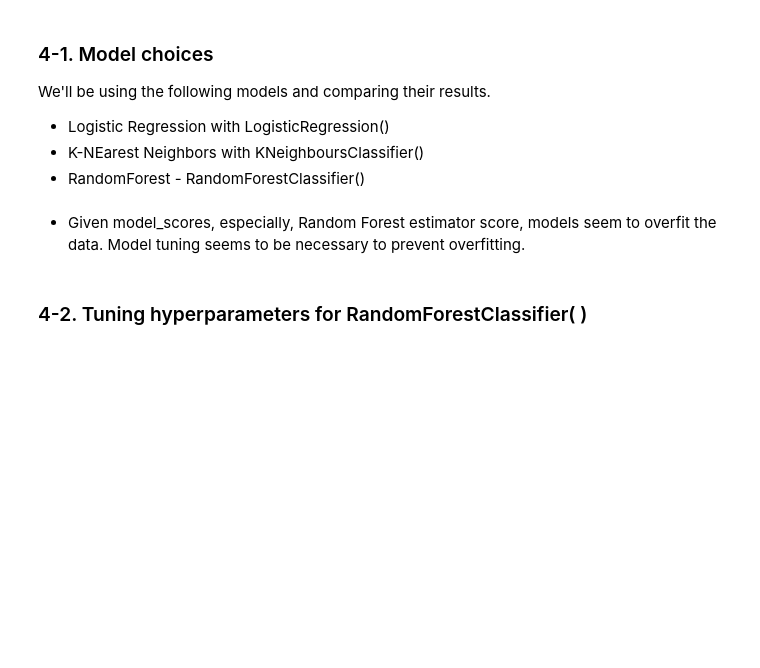
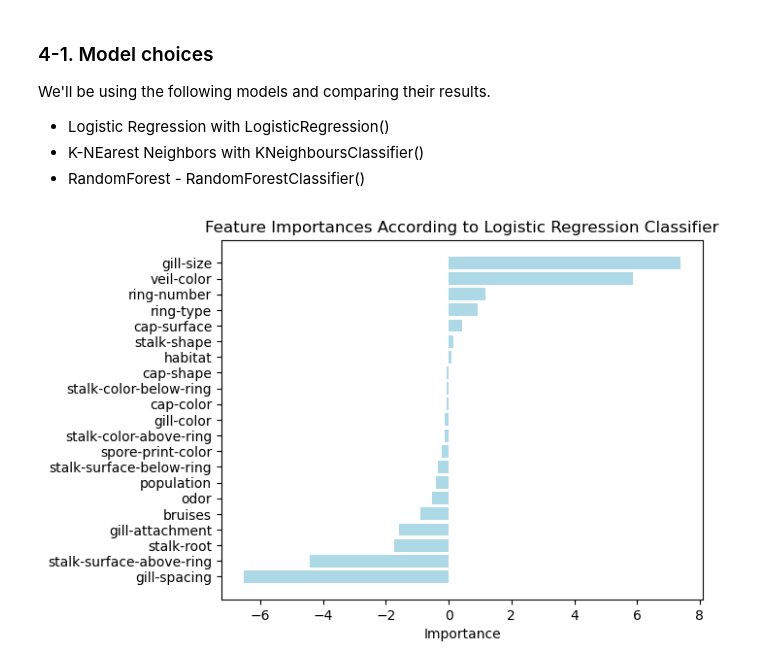
Before and after one commit to mjhihi/project4_team1, a Jupyter notebook: mushrooms.ipynb, the cells around one changed output. Drawn from its saved outputs; the diff is of its cells as text; code cells hidden in the pictures; blank space fills up the shorter version.

```diff
--- a/mushrooms.ipynb
+++ b/mushrooms.ipynb
@@ -434,4 +398,0 @@ model_scores
-# %% [markdown]
-- Given model_scores, especially, Random Forest estimator score, models seem to overfit the data. Model tuning seems to be necessary to prevent overfitting.
-# %% [markdown]
-### 4-2. Tuning hyperparameters for RandomForestClassifier( )
@@ -437,0 +465,12 @@ model_scores
+# %%
+# defining some empty dfs to record metrics from each model and stage of analysis
+column_names = ["method","accuracy","precision","recall","f1","roc_auc"]
+performance_metrics = pd.DataFrame(columns=column_names)
+# %%
+# Logistic Regression
+label = "Logistic Regression"
+lr = LogisticRegression()
+lr, performance_metrics, lr_confusion = model_predictions(lr, X_train, X_test, y_train, y_test, performance_metrics, label)
+feature_importance_visualizer_for_nonstandards(X, lr, label, color="lightblue");
+# %% [output]
+[figure, added]
```
Also changed, not shown: parts of 20 cells of this notebook.
